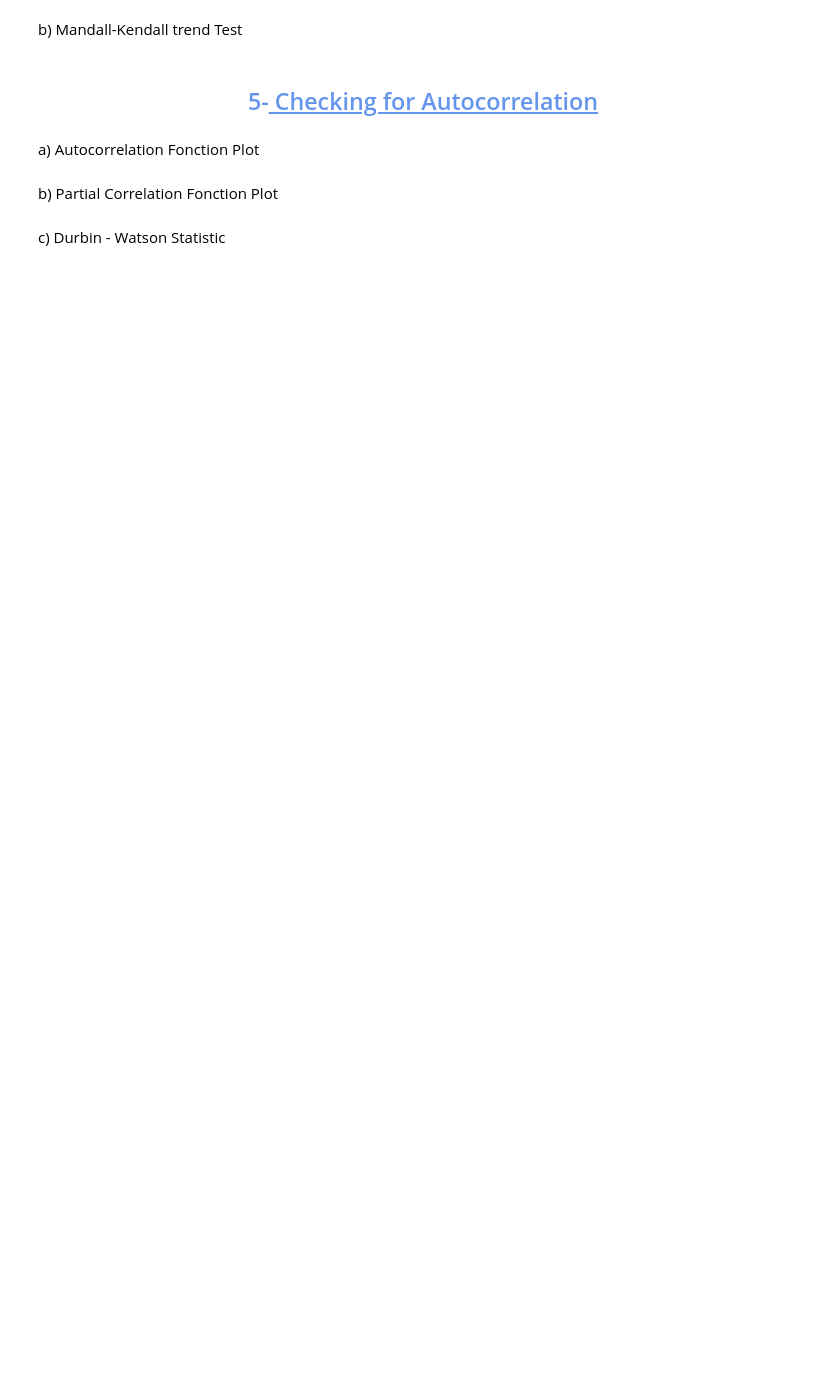
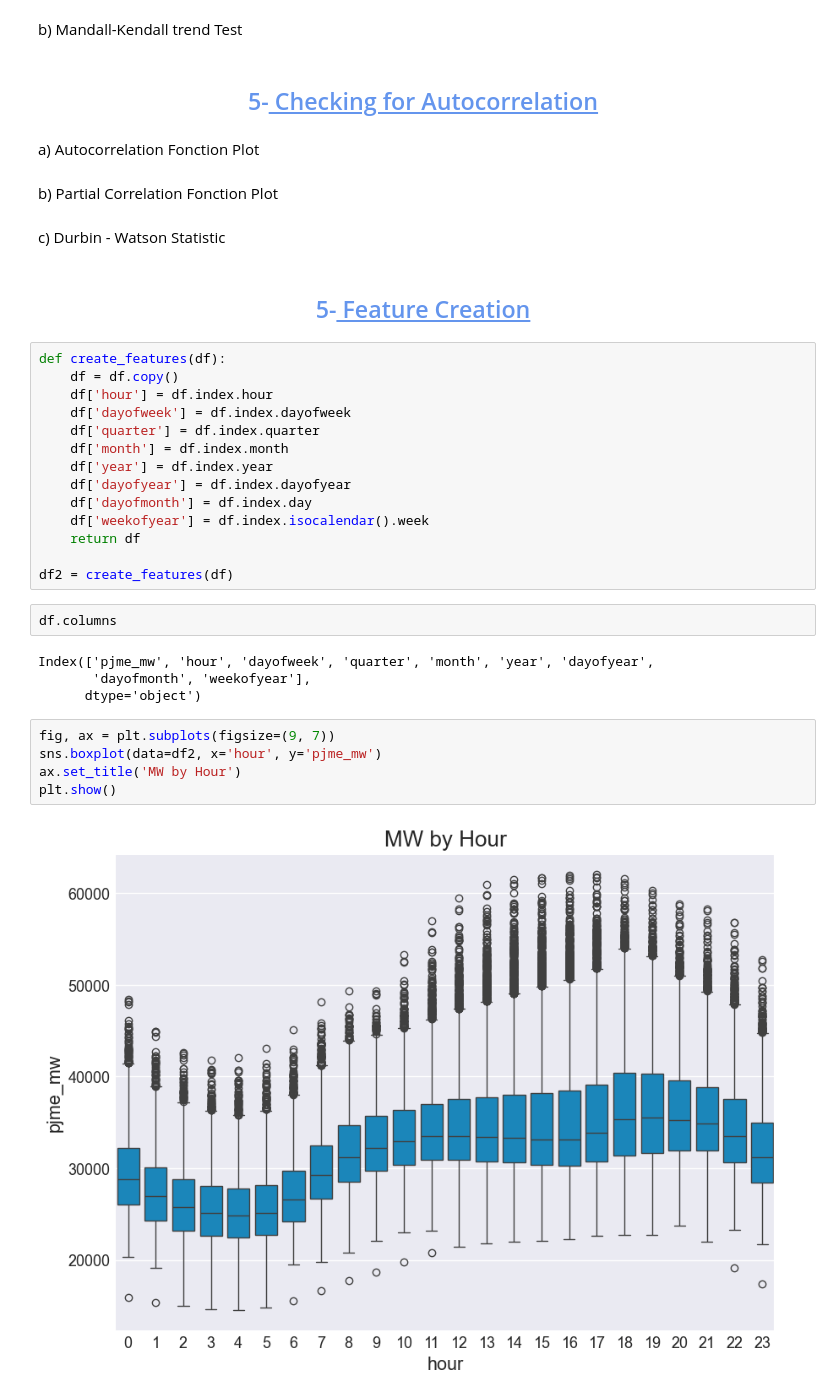
Before and after one commit to Pollybs/energy_consumption_time_series, a Jupyter notebook: energy_consumption_time_sries_forecasting.ipynb, the cells around one changed output. Saved outputs shown, nothing was run; the diff lists cells and outputs as text; blank space fills up the shorter version.

```diff
--- a/energy_consumption_time_sries_forecasting.ipynb
+++ b/energy_consumption_time_sries_forecasting.ipynb
@@ -197,3 +224,32 @@ a) Autocorrelation Fonction Plot
 b) Partial Correlation Fonction Plot
 # %% [markdown]
 c) Durbin - Watson Statistic
+# %% [markdown]
+## <center><font color='CornflowerBlue'>5-<ins> Feature Creation <font color='CornflowerBlue'><ins><center>
+# %%
+def create_features(df):
+    df = df.copy()
+    df['hour'] = df.index.hour
+    df['dayofweek'] = df.index.dayofweek
+    df['quarter'] = df.index.quarter
+    df['month'] = df.index.month
+    df['year'] = df.index.year
+    df['dayofyear'] = df.index.dayofyear
+    df['dayofmonth'] = df.index.day
+    df['weekofyear'] = df.index.isocalendar().week
+    return df
+
+df2 = create_features(df)
+# %%
+df.columns
+# %% [output]
+Index(['pjme_mw', 'hour', 'dayofweek', 'quarter', 'month', 'year', 'dayofyear',
+       'dayofmonth', 'weekofyear'],
+      dtype='object')
+# %%
+fig, ax = plt.subplots(figsize=(9, 7))
+sns.boxplot(data=df2, x='hour', y='pjme_mw')
+ax.set_title('MW by Hour')
+plt.show()
+# %% [output]
+[figure, added]
```
Also changed, not shown: parts of 10 cells of this notebook.
